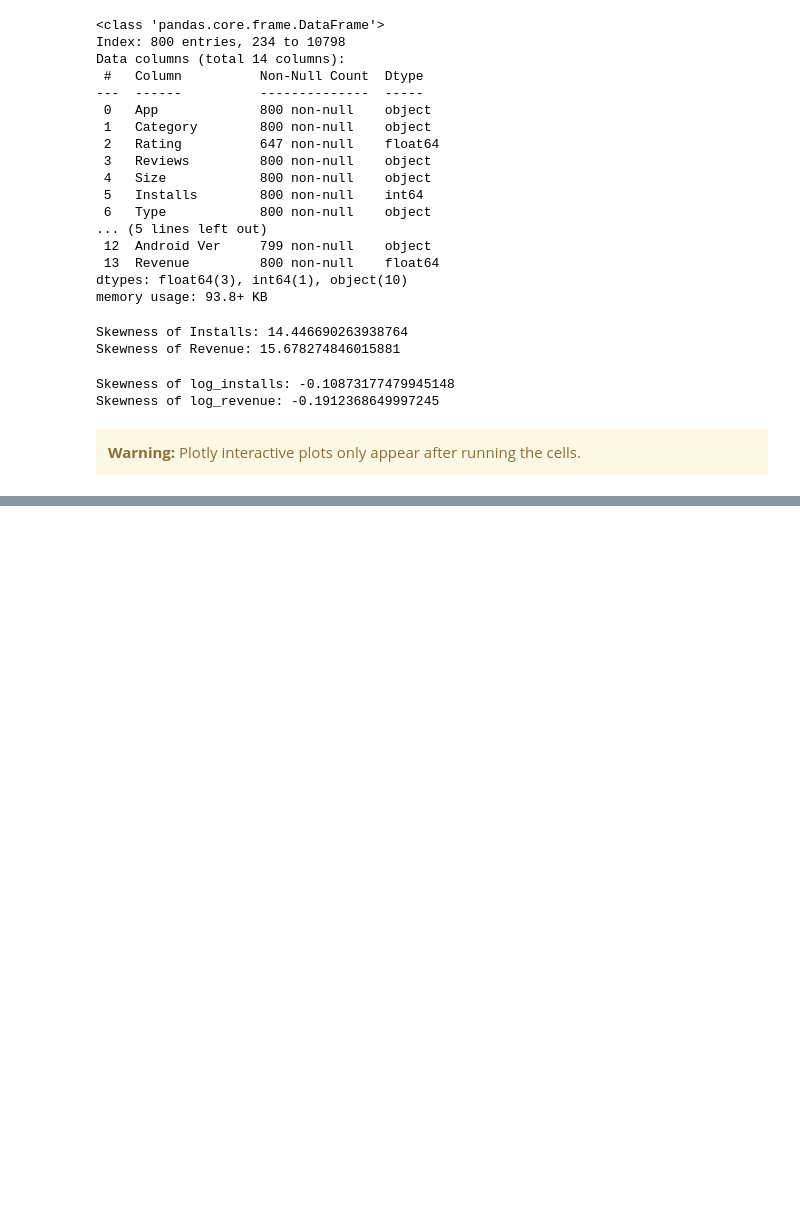
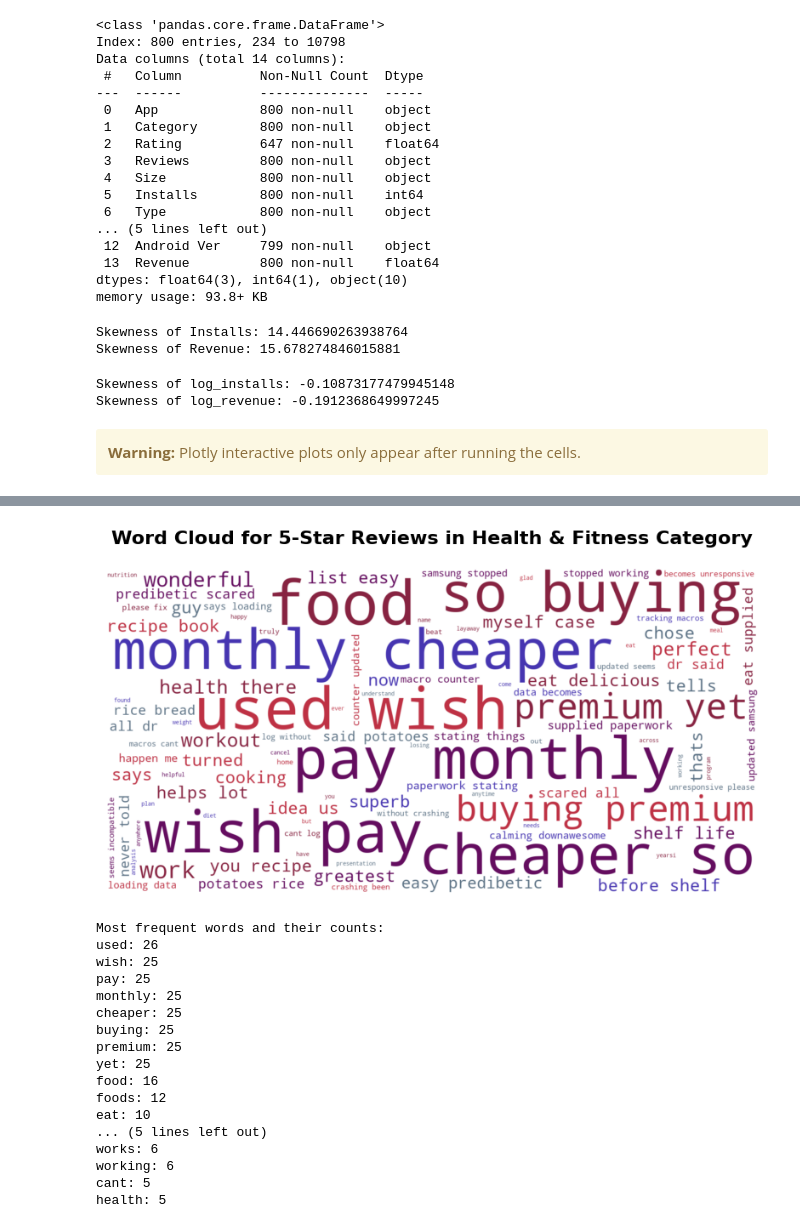
Before and after one commit to Bubu02/Play_Store_Data_Analysis, a Jupyter notebook: Jupyter Notebook/playstore_data_analysis.ipynb, the cells around one changed output, grey strips where cells are left out. Drawn from its saved outputs; the diff is of its cells as text; code cells hidden in the pictures; blank space fills up the shorter version.

Commit message:
Completed next two tasks and added the plot images

```diff
--- a/Jupyter Notebook/playstore_data_analysis.ipynb
+++ b/Jupyter Notebook/playstore_data_analysis.ipynb
@@ -19,6 +26,7 @@ warnings.filterwarnings('ignore')
 # %%
 # Load data separately
 playstore_data = pd.read_csv('../Data Set/Play Store Data.csv')
+review_data = pd.read_csv('../Data Set/User Reviews.csv')
 # %%
 playstore_data.head(5)
 # %% [output]
@@ -209,0 +245,3 @@ fig1.show()
+# %%
+# Get health & fitness app names
+health_fitness_apps = playstore_data[playstore_data['Category'] == 'HEALTH_AND_FITNESS']['App'].unique()
@@ -209,0 +275,73 @@ fig1.show()
+# %%
+# Preprocess all reviews
+processed_text = " ".join(
+    preprocess_text(review, health_fitness_apps)
+    for review in filtered_reviews['Translated_Review'].dropna()
+)
+
+# Custom color function for health/fitness theme
+def health_color_func(word, font_size, position, orientation, random_state=None, **kwargs):
+    health_colors = ['#640d5f',
+              '#be3144',
+              '#5c7285',
+              '#872341',
+              '#4635b1']
+    return np.random.choice(health_colors)
+# %%
+# Generate the word cloud
+wordcloud = WordCloud(
+    width=1600,
+    height=800,
+    background_color='white',
+    stopwords=stop_words,
+    max_words=100,
+    color_func=health_color_func,
+    min_font_size=10,
+    max_font_size=150,
+    random_state=42,
+    collocations=True,
+    normalize_plurals=True,
+    margin=10,
+).generate(processed_text)
+
+# Create the plot
+plt.figure(figsize=(10, 5), facecolor='white')
+plt.imshow(wordcloud, interpolation='bilinear')
+plt.axis('off')
+plt.title('Word Cloud for 5-Star Reviews in Health & Fitness Category',
+          fontsize=16,
+          pad=20,
+          fontweight='bold')
+
+# Save with high DPI
+plt.savefig('health_fitness_wordcloud.png',
+            dpi=300,
+            bbox_inches='tight',
+            facecolor='white')
+plt.show()
+
+# Print most common words and their frequencies
+words = [word for word in processed_text.split() if word not in stop_words and len(word) > 2]
+word_freq = Counter(words).most_common(20)
+print("\nMost frequent words and their counts:")
+for word, freq in word_freq:
+    print(f"{word}: {freq}")
+# %% [output]
+[figure, added]
+Most frequent words and their counts:
+used: 26
+wish: 25
+pay: 25
+monthly: 25
+cheaper: 25
+buying: 25
+premium: 25
+yet: 25
+food: 16
+foods: 12
+eat: 10
+... (5 lines left out)
+works: 6
+working: 6
+cant: 5
+health: 5
```
Also changed, not shown: parts of 17 cells of this notebook, 3 other files.
